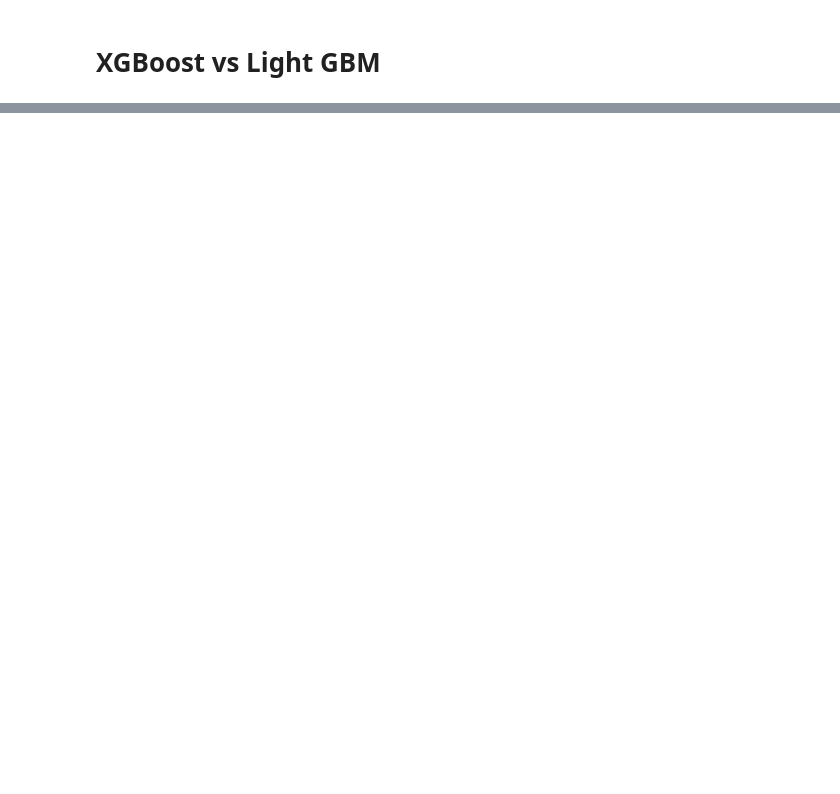
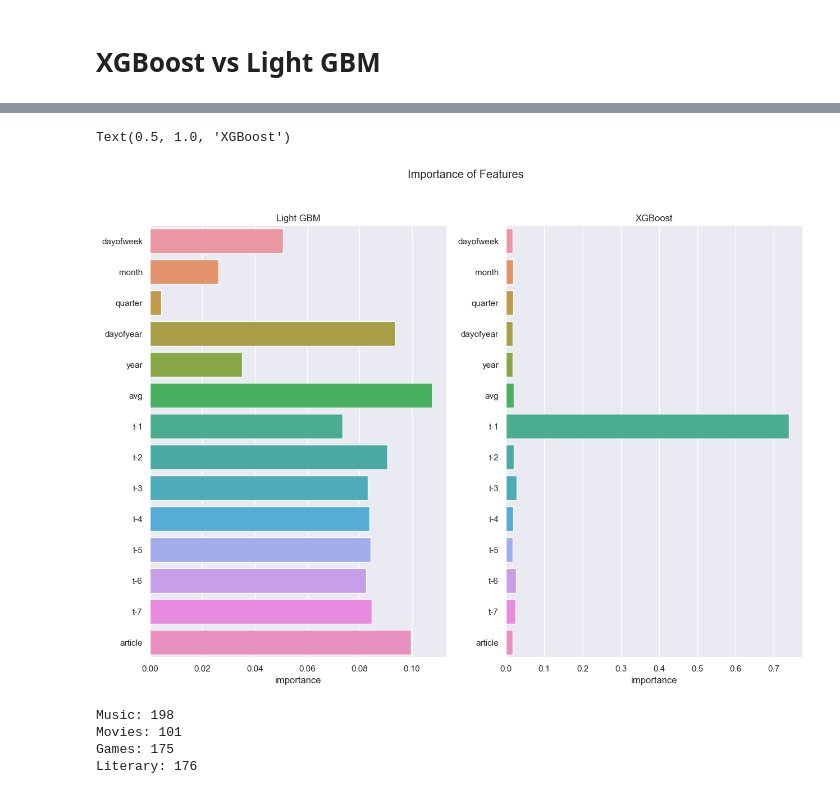
Before and after one commit to MohammadSakhnini/PageView_Prediction, a Jupyter notebook: XGBoost/xg.ipynb, the cells around one changed output, grey strips where cells are left out. Cells and saved outputs as stored; diff of their text form; code cells hidden in the pictures; blank space fills up the shorter version.

```diff
--- a/XGBoost/xg.ipynb
+++ b/XGBoost/xg.ipynb
@@ -21,7 +26,7 @@ from sklearn.preprocessing import MinMaxScaler
 # %%
-def get_fileNames(category: str):
+def get_fileNames(category: str, path):
     file_names = []
-    for files in os.listdir("../Data/" + category):
+    for files in os.listdir(path + category):
         if files.endswith(".csv"):
             files = files[0:len(files)-4]
             file_names.append(files)
@@ -101,3 +148,8 @@ def create_features2(df, dfNeu):
+# %%
+CATEGORIES = ["Games", "Movies", "Music", "Literary"]
+
+for category in CATEGORIES:
+    pd.concat(make_data(category, file, 14)[0] for file in get_fileNames(category, DATA_PATH)).to_csv(f"data_{category}_small.csv")
 # %% [markdown]
 # XGBoost
 # %%
@@ -174,9 +158,0 @@ Wall time: 1min 16s
-# %%
-df_games = pd.DataFrame({"Gaming": losses_games,})
-df_music = pd.DataFrame({"Music": losses_music,})
-df_movies = pd.DataFrame({"Movies": losses_movies,})
-df_literary = pd.DataFrame({"Literary": losses_literary,})
-df_all_losses = pd.DataFrame({"All": lossess_all})
-df_all = pd.concat([df_all_losses, df_games, df_literary, df_movies, df_music], axis=1)
-sns.set(rc={'figure.figsize':(15,10)})
-sns.boxplot(data=df_all)
@@ -337,0 +499,33 @@ sns.boxplot(data=df_all)
+# %%
+df_lgbm = pd.DataFrame(data=lgbm_model.feature_importances_,
+                  index=lgbm_model.feature_name_,
+                  columns=["importance"])
+
+df_xg = pd.DataFrame(data=xgmodel.feature_importances_,
+                  index=xgmodel.feature_names_in_,
+                  columns=["importance"])
+
+x = sum(df_lgbm["importance"])
+df_lgbm /= x
+
+fig, axes = plt.subplots(1, 2)
+fig.suptitle("Importance of Features")
+
+sns.barplot(ax=axes[0], x=df_lgbm["importance"], y=df_lgbm.index)
+axes[0].set_title("Light GBM")
+
+sns.barplot(ax=axes[1], x=df_xg["importance"], y=df_xg.index)
+axes[1].set_title("XGBoost")
+# %% [output]
+Text(0.5, 1.0, 'XGBoost')
+[figure, added]
+# %%
+print(f"Music: {len(get_fileNames('Music', DATA_PATH))}")
+print(f"Movies: {len(get_fileNames('Movies', DATA_PATH))}")
+print(f"Games: {len(get_fileNames('Games', DATA_PATH))}")
+print(f"Literary: {len(get_fileNames('Literary', DATA_PATH))}")
+# %% [output]
+Music: 198
+Movies: 101
+Games: 175
+Literary: 176
```
Also changed, not shown: parts of 29 cells of this notebook, 3 other files.
